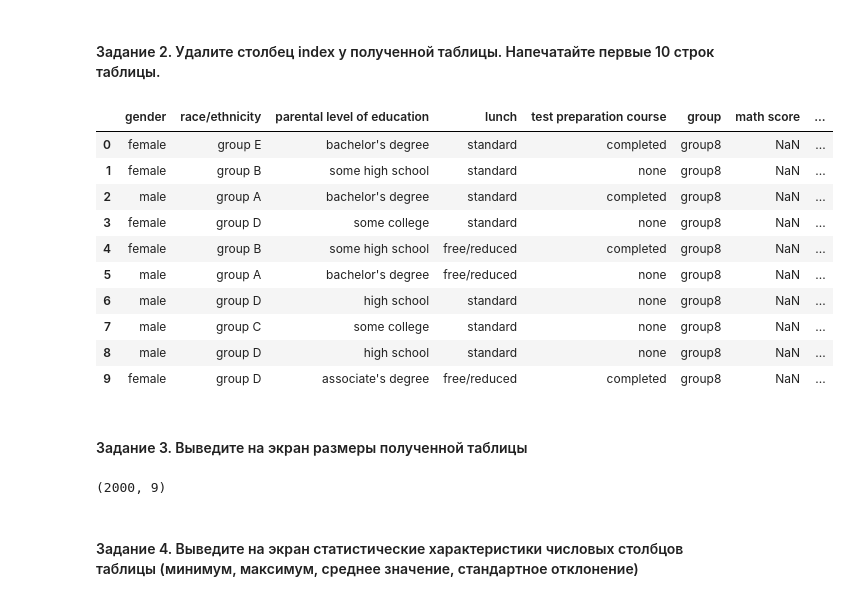
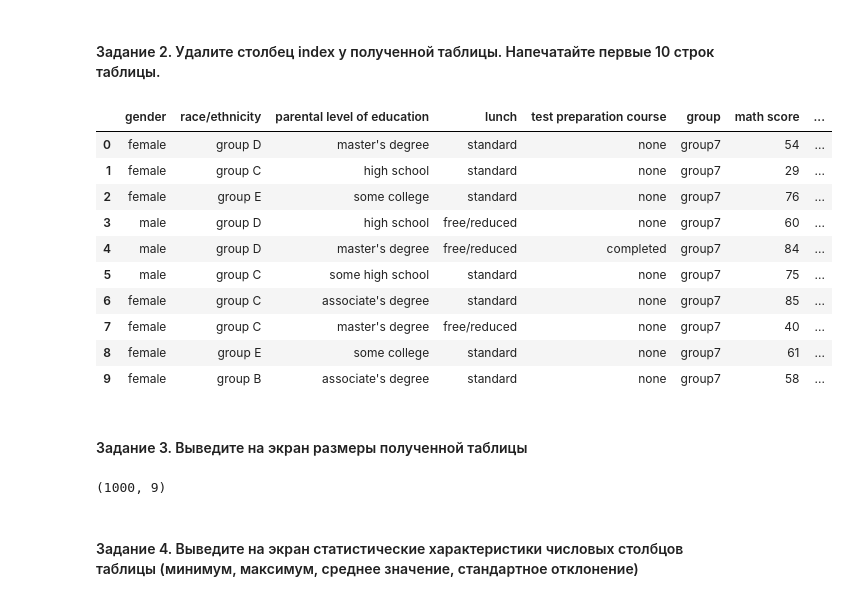
Before and after one commit to lapshinaaa/homework_machineLearning, a Jupyter notebook: hw02_pandas.ipynb, the cells around one changed output. Drawn from its saved outputs; the diff is of its cells as text; code cells hidden in the pictures.

```diff
--- a/hw02_pandas.ipynb
+++ b/hw02_pandas.ipynb
@@ -56,0 +44,12 @@ df.sample(n=3)
+# %%
+import glob
+
+folder_path = 'Data/'
+file_list_info = glob.glob(folder_path + "Students_info_*.csv")
+file_list_grades = glob.glob(folder_path + "Students_marks_*.csv")
+
+df_info = pd.concat(map(pd.read_csv, file_list_info))
+df_grades = pd.concat(map(pd.read_csv, file_list_grades))
+
+df_students = df_info.merge(df_grades)
+df_students.head(10)
@@ -57,26 +68,26 @@ df.sample(n=3)
 # %% [markdown]
 #### Задание 2. Удалите столбец index у полученной таблицы. Напечатайте первые 10 строк таблицы.
 # %%
-df1 = df.drop('index', axis=1)
+df1 = df_students.drop('index', axis=1)
 df1.head(10)
 # %% [output]
 |  | gender | race/ethnicity | parental level of education | lunch | test preparation course | group | math score | ... |
-| 0 | female | group E | bachelor's degree | standard | completed | group8 | NaN | ... |
-| 1 | female | group B | some high school | standard | none | group8 | NaN | ... |
-| 2 | male | group A | bachelor's degree | standard | completed | group8 | NaN | ... |
-| 3 | female | group D | some college | standard | none | group8 | NaN | ... |
-| 4 | female | group B | some high school | free/reduced | completed | group8 | NaN | ... |
-| 5 | male | group A | bachelor's degree | free/reduced | none | group8 | NaN | ... |
-| 6 | male | group D | high school | standard | none | group8 | NaN | ... |
-| 7 | male | group C | some college | standard | none | group8 | NaN | ... |
-| 8 | male | group D | high school | standard | none | group8 | NaN | ... |
-| 9 | female | group D | associate's degree | free/reduced | completed | group8 | NaN | ... |
+| 0 | female | group D | master's degree | standard | none | group7 | 54 | ... |
+| 1 | female | group C | high school | standard | none | group7 | 29 | ... |
+| 2 | female | group E | some college | standard | none | group7 | 76 | ... |
+| 3 | male | group D | high school | free/reduced | none | group7 | 60 | ... |
+| 4 | male | group D | master's degree | free/reduced | completed | group7 | 84 | ... |
+| 5 | male | group C | some high school | standard | none | group7 | 75 | ... |
+| 6 | female | group C | associate's degree | standard | none | group7 | 85 | ... |
+| 7 | female | group C | master's degree | free/reduced | none | group7 | 40 | ... |
+| 8 | female | group E | some college | standard | none | group7 | 61 | ... |
+| 9 | female | group B | associate's degree | standard | none | group7 | 58 | ... |
 # %% [markdown]
 #### Задание 3. Выведите на экран размеры полученной таблицы
 # %%
 print(df1.shape)
 # %% [output]
-(2000, 9)
+(1000, 9)
 # %% [markdown]
 #### Задание 4. Выведите на экран статистические характеристики числовых столбцов таблицы (минимум, максимум, среднее значение, стандартное отклонение)
 # %%
```
Also changed, not shown: parts of 28 cells of this notebook.
